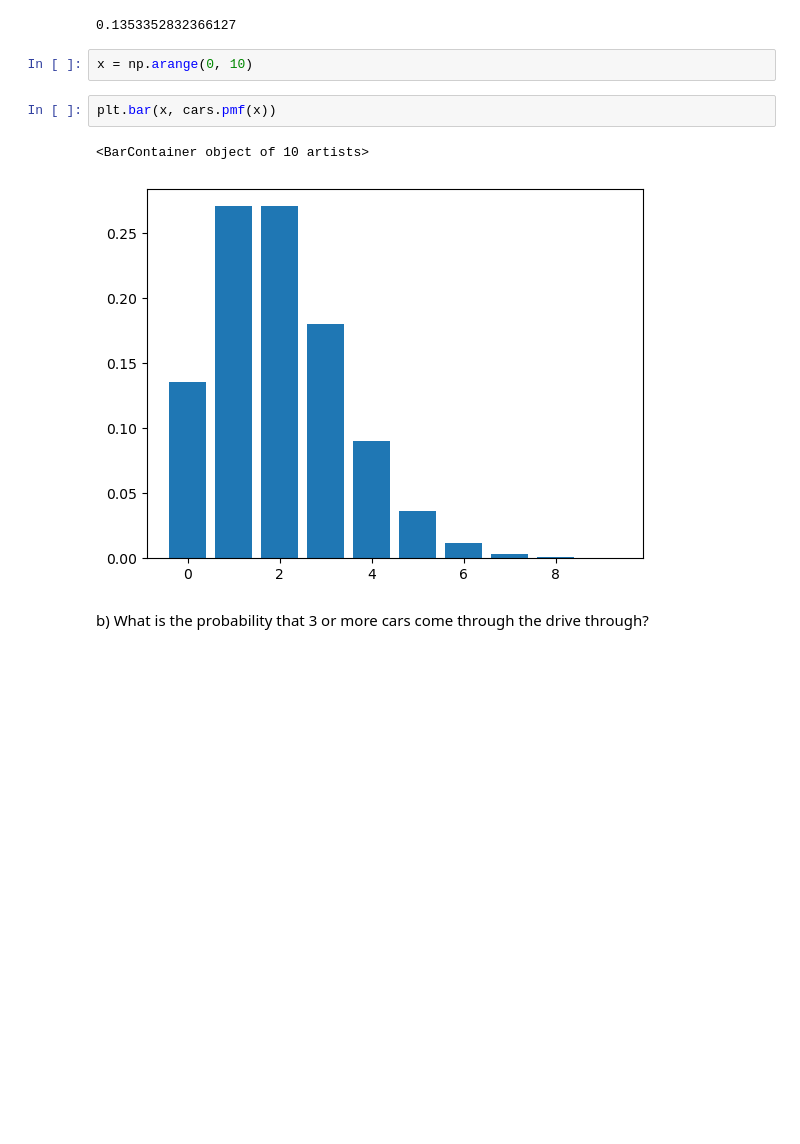
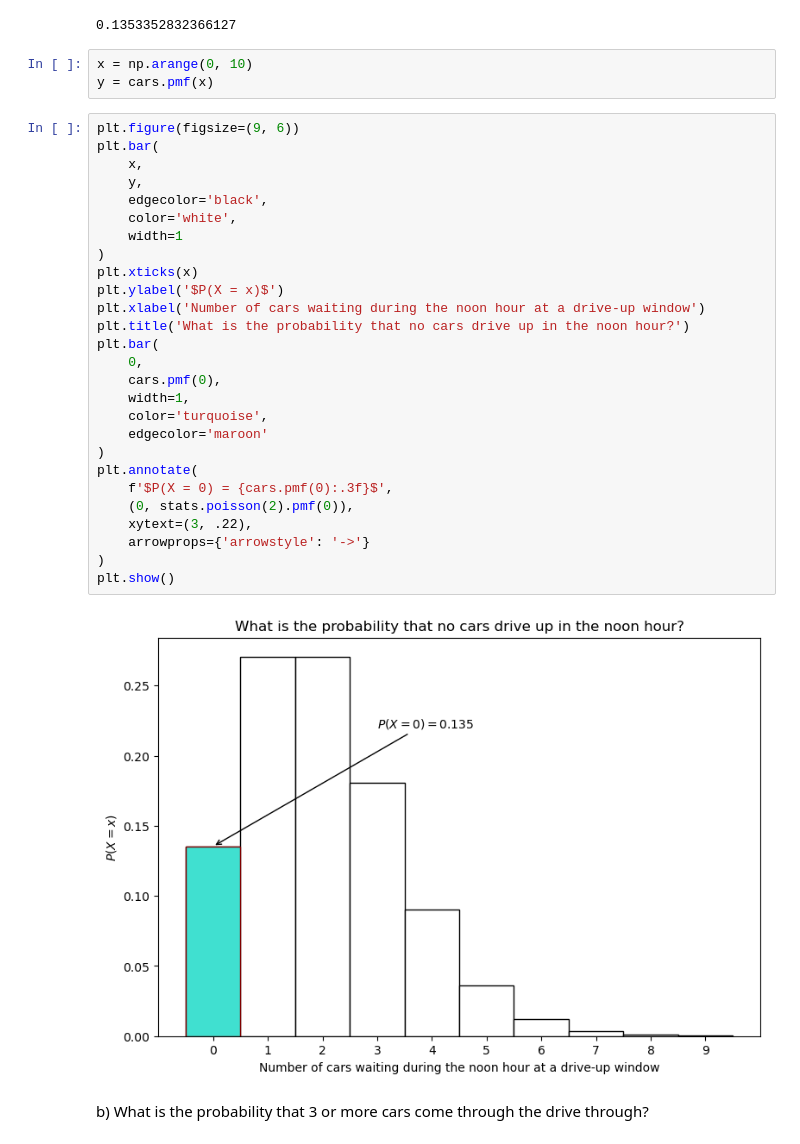
Before and after one commit to TheodoreQuansah/statistics-exercises, a Jupyter notebook: probability_distributions.ipynb, the cells around one changed output. Saved outputs shown, nothing was run; the diff lists cells and outputs as text; blank space fills up the shorter version.

```diff
--- a/probability_distributions.ipynb
+++ b/probability_distributions.ipynb
@@ -20,11 +25,36 @@ cars.pmf(0)
 0.1353352832366127
 # %%
 x = np.arange(0, 10)
+y = cars.pmf(x)
-# %%
-plt.bar(x, cars.pmf(x))
-# %% [output]
-<BarContainer object of 10 artists>
-[figure]
+# %%
+plt.figure(figsize=(9, 6))
+plt.bar(
+    x,
+    y,
+    edgecolor='black',
+    color='white',
+    width=1
+)
+plt.xticks(x)
+plt.ylabel('$P(X = x)$')
+plt.xlabel('Number of cars waiting during the noon hour at a drive-up window')
+plt.title('What is the probability that no cars drive up in the noon hour?')
+plt.bar(
+    0,
+    cars.pmf(0),
+    width=1,
+    color='turquoise',
+    edgecolor='maroon'
+)
+plt.annotate(
+    f'$P(X = 0) = {cars.pmf(0):.3f}$',
+    (0, stats.poisson(2).pmf(0)),
+    xytext=(3, .22),
+    arrowprops={'arrowstyle': '->'}
+)
+plt.show()
+# %% [output]
+[figure, added]
 # %% [markdown]
 b) What is the probability that 3 or more cars come through the drive through?
 # %%
```
Also changed, not shown: parts of 25 cells of this notebook.
